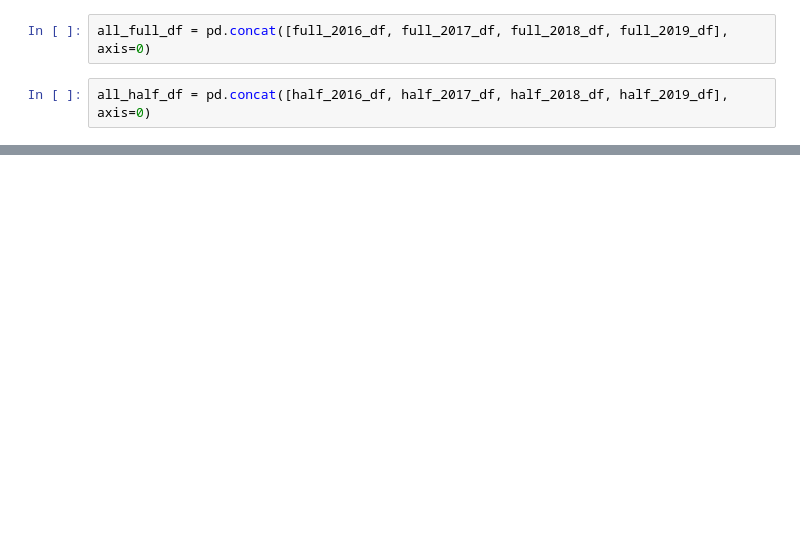
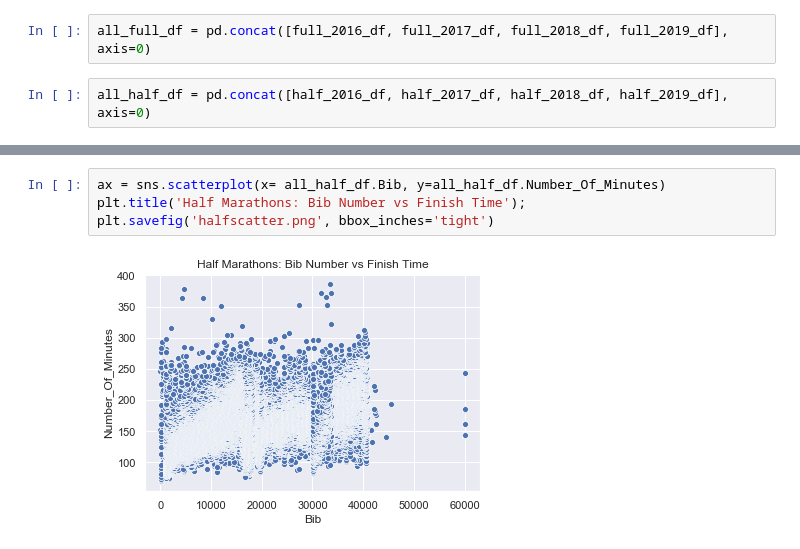
Before and after one commit to rossdingwall/webscraping_marathons, a Jupyter notebook: Ross Marathons From CSV.ipynb, the cells around one changed output, grey strips where cells are left out. Saved outputs shown, nothing was run; the diff lists cells and outputs as text; blank space fills up the shorter version.

```diff
--- a/Ross Marathons From CSV.ipynb
+++ b/Ross Marathons From CSV.ipynb
@@ -344,0 +224,6 @@ full_2018_df.dtypes
+# %%
+ax = sns.scatterplot(x= all_half_df.Bib, y=all_half_df.Number_Of_Minutes)
+plt.title('Half Marathons: Bib Number vs Finish Time');
+plt.savefig('halfscatter.png', bbox_inches='tight')
+# %% [output]
+[figure, added]
```
Also changed, not shown: parts of 104 cells of this notebook, 8 other files.
